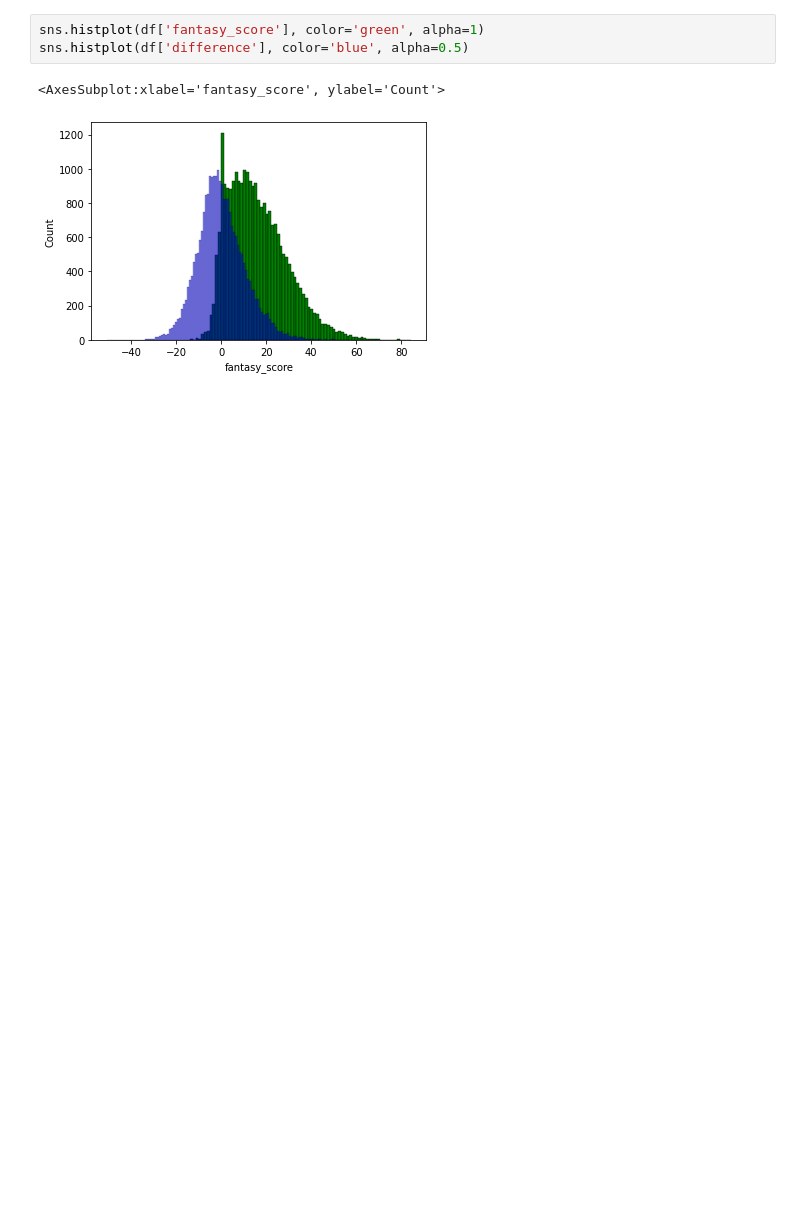
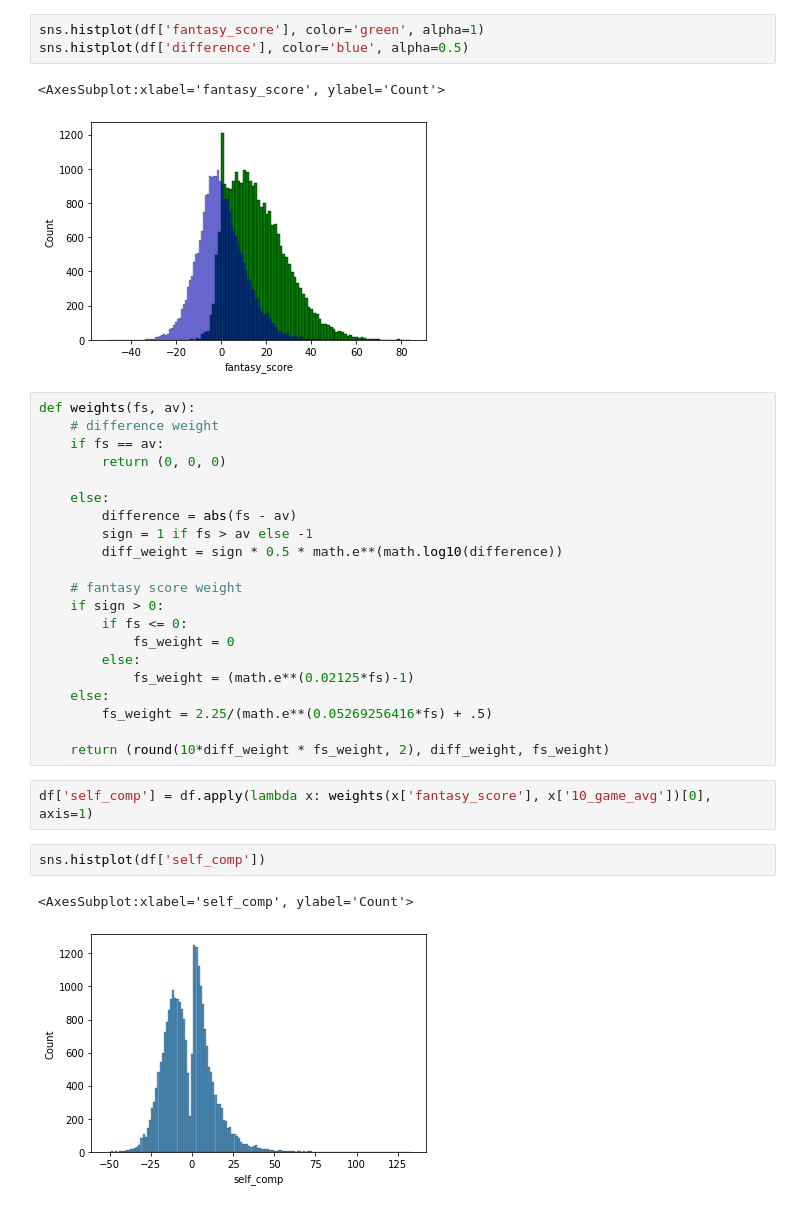
Before and after one commit to jaysonbb/Game_Stonks, a Jupyter notebook: testing/player_value_testing.ipynb, the cells around one changed output. Drawn from its saved outputs; the diff is of its cells as text; blank space fills up the shorter version.

```diff
--- a/testing/player_value_testing.ipynb
+++ b/testing/player_value_testing.ipynb
@@ -65,3 +67,31 @@ sns.histplot(df['difference'], color='blue', alpha=0.5)
 # %% [output]
 <AxesSubplot:xlabel='fantasy_score', ylabel='Count'>
 [figure]
+# %%
+def weights(fs, av):
+    # difference weight
+    if fs == av:
+        return (0, 0, 0)
+
+    else:
+        difference = abs(fs - av)
+        sign = 1 if fs > av else -1
+        diff_weight = sign * 0.5 * math.e**(math.log10(difference))
+
+    # fantasy score weight
+    if sign > 0:
+        if fs <= 0:
+            fs_weight = 0
+        else:
+            fs_weight = (math.e**(0.02125*fs)-1)
+    else:
+        fs_weight = 2.25/(math.e**(0.05269256416*fs) + .5)
+
+    return (round(10*diff_weight * fs_weight, 2), diff_weight, fs_weight)
+# %%
+df['self_comp'] = df.apply(lambda x: weights(x['fantasy_score'], x['10_game_avg'])[0], axis=1)
+# %%
+sns.histplot(df['self_comp'])
+# %% [output]
+<AxesSubplot:xlabel='self_comp', ylabel='Count'>
+[figure, added]
```
Also changed, not shown: parts of 9 cells of this notebook, 1 other file.
